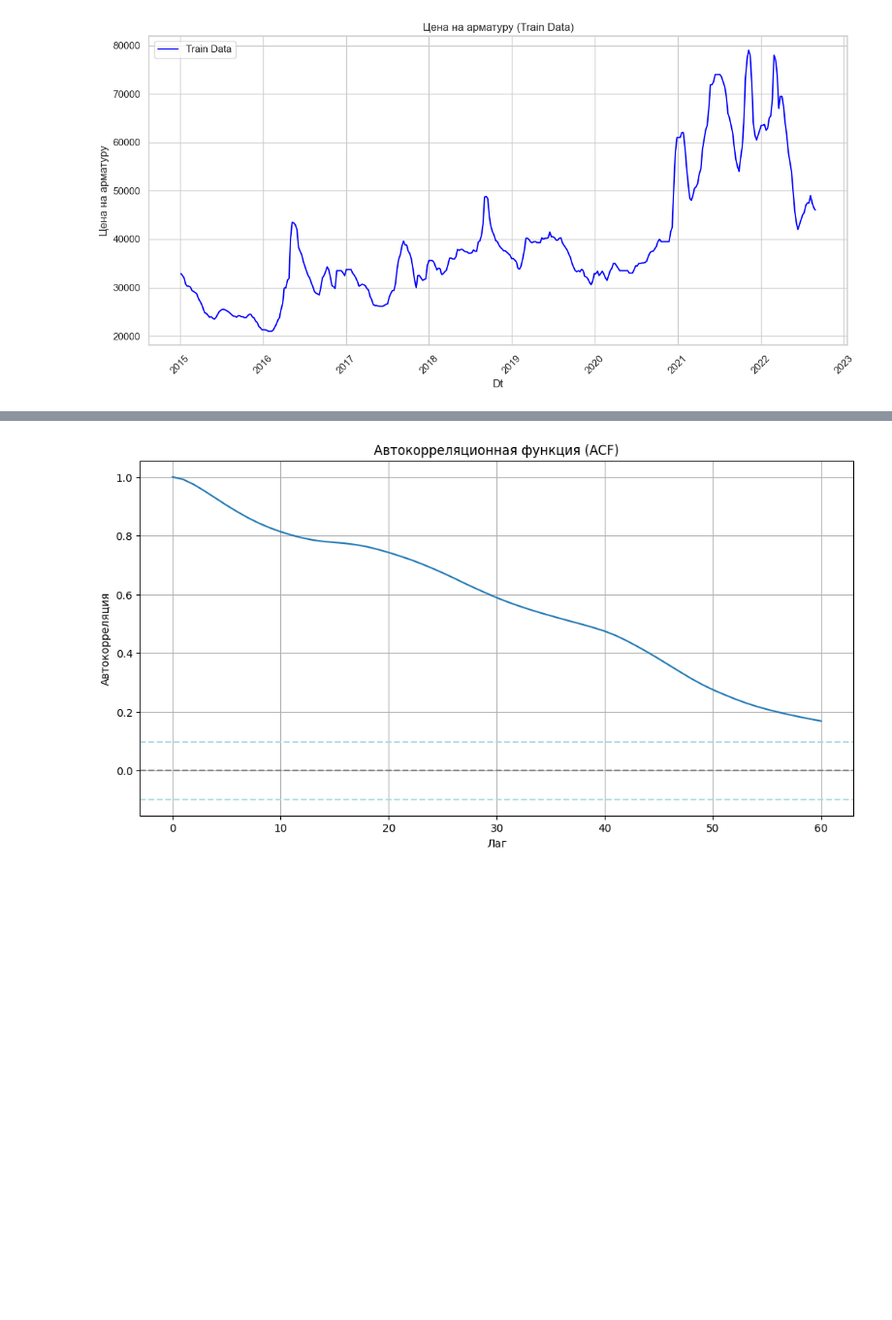
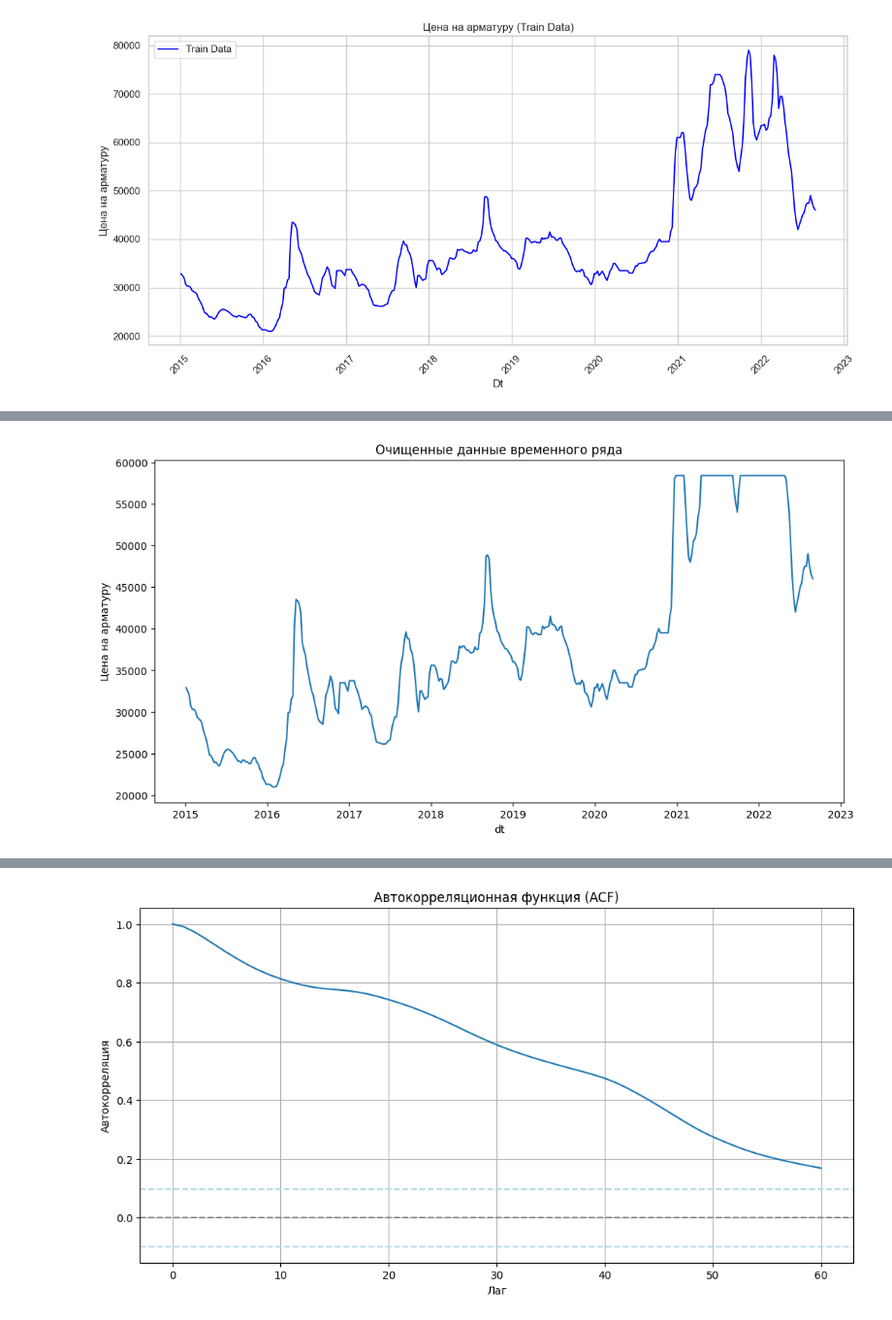
Before and after one commit to mrsoning/Intensive_3, a Jupyter notebook: Deni/baseline deni.ipynb, the cells around one changed output, grey strips where cells are left out. Shown: that part at 97% size. Drawn from its saved outputs; the diff is of its cells as text; code cells hidden in the pictures; blank space fills up the shorter version.

```diff
--- a/Deni/baseline deni.ipynb
+++ b/Deni/baseline deni.ipynb
@@ -66,0 +68,87 @@ plt.show()
+# %%
+import pandas as pd
+import numpy as np
+import matplotlib.pyplot as plt
+
+def clean_data(df, date_column, value_column):
+    """
+    Очищает данные временного ряда, обрабатывая пропущенные значения и выбросы.
+
+    Аргументы:
+        df (pd.DataFrame): DataFrame с временным рядом.
+        date_column (str): Имя столбца, содержащего даты.
+        value_column (str): Имя столбца, содержащего значения временного ряда.
+
+    Возвращает:
+        pd.DataFrame: Очищенный DataFrame.
+    """
+
+    # 1. Пропущенные значения
+    print("\nОбработка пропущенных значений...")
+    if df[value_column].isnull().any():
+        print("Пропущенные значения найдены.")
+        # a. Заполнение пропущенных значений интерполяцией (линейной)
+        df[value_column] = df[value_column].interpolate(method='linear')
+        print("Пропущенные значения заполнены линейной интерполяцией.")
+    else:
+        print("Пропущенные значения не найдены.")
+
+    # 2. Выбросы
+    print("\nОбработка выбросов...")
+    # a. Определение выбросов с использованием межквартильного размаха (IQR)
+    Q1 = df[value_column].quantile(0.25)
+    Q3 = df[value_column].quantile(0.75)
+    IQR = Q3 - Q1
+    lower_bound = Q1 - 1.5 * IQR
+    upper_bound = Q3 + 1.5 * IQR
+
+    outliers = df[(df[value_column] < lower_bound) | (df[value_column] > upper_bound)]
+
+    if not outliers.empty:
+        print("Выбросы найдены.")
+        print(outliers)
+
+        # b. Замена выбросов на ближайшие не-выбросы (или интерполяция)
+        for index, row in outliers.iterrows():
+            if row[value_column] < lower_bound:
+                df.loc[index, value_column] = lower_bound # Замена на нижнюю границу
+            else:
+                df.loc[index, value_column] = upper_bound # Замена на верхнюю границу
+        print("Выбросы заменены на ближайшие не-выбросы (границы IQR).")
+
+
+    else:
+        print("Выбросы не найдены.")
+
+    # 3. Визуализация (для проверки)
+    print("\nВизуализация очищенных данных...")
+    plt.figure(figsize=(12, 6))
+    plt.plot(df[date_column], df[value_column])
+    plt.title("Очищенные данные временного ряда")
+    plt.xlabel(date_column)
+    plt.ylabel(value_column)
+    plt.show()
+
+    return df
+
+# --- Пример использования ---
+if __name__ == '__main__':
+    # 1. Загрузка данных (замените на свой код загрузки)
+    try:
+        df = pd.read_excel("C:\\Users\\2K\\Desktop\\train.xlsx", parse_dates=['dt'])
+        date_column = 'dt'
+        value_column = 'Цена на арматуру'
+    except FileNotFoundError:
+        print("Ошибка: Файл 'train.xlsx' не найден. Укажите правильный путь к файлу.")
+        exit()
+    except KeyError as e:
+        print(f"Ошибка: Столбец {e} не найден в файле.")
+        exit()
+
+    # 2. Очистка данных
+    df_cleaned = clean_data(df.copy(), date_column, value_column)  # Важно: передаем копию DataFrame
+
+    # 3. Вывод первых нескольких строк очищенных данных
+    print("\nПервые несколько строк очищенных данных:")
+    print(df_cleaned.head())
+# %% [output]
@@ -66,0 +172 @@ plt.show()
+[figure, added]
```
Also changed, not shown: parts of 15 cells of this notebook.
